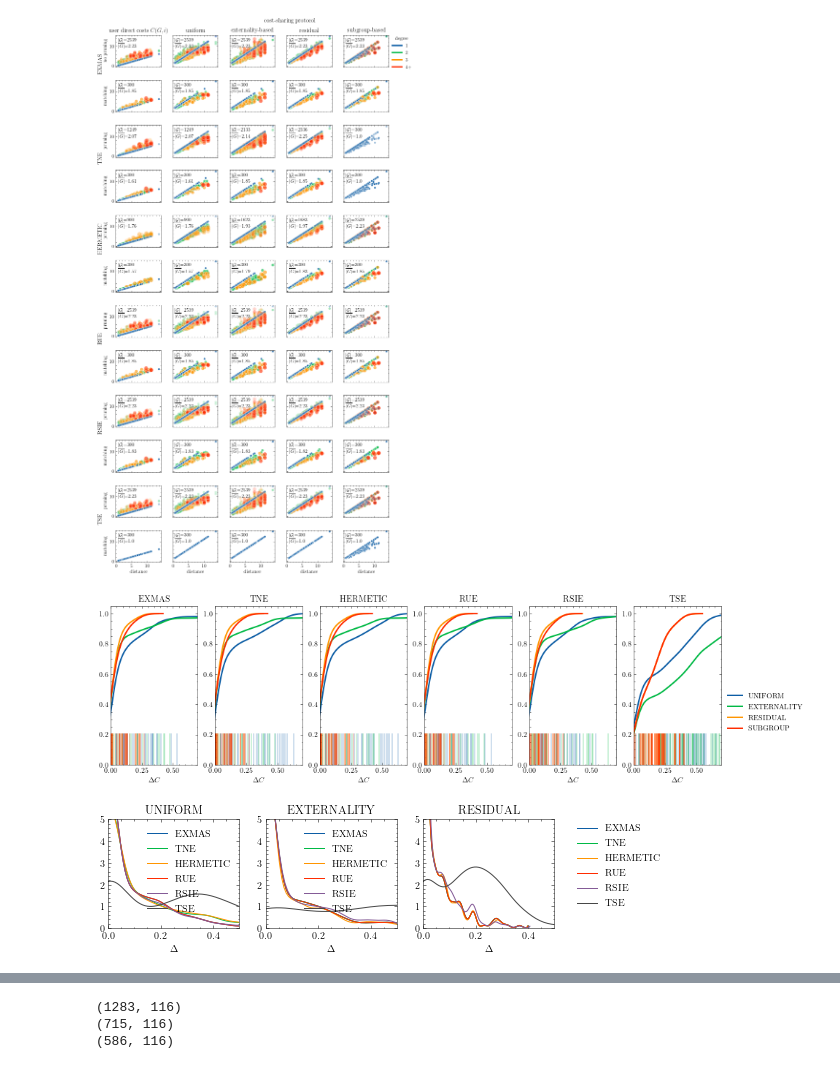
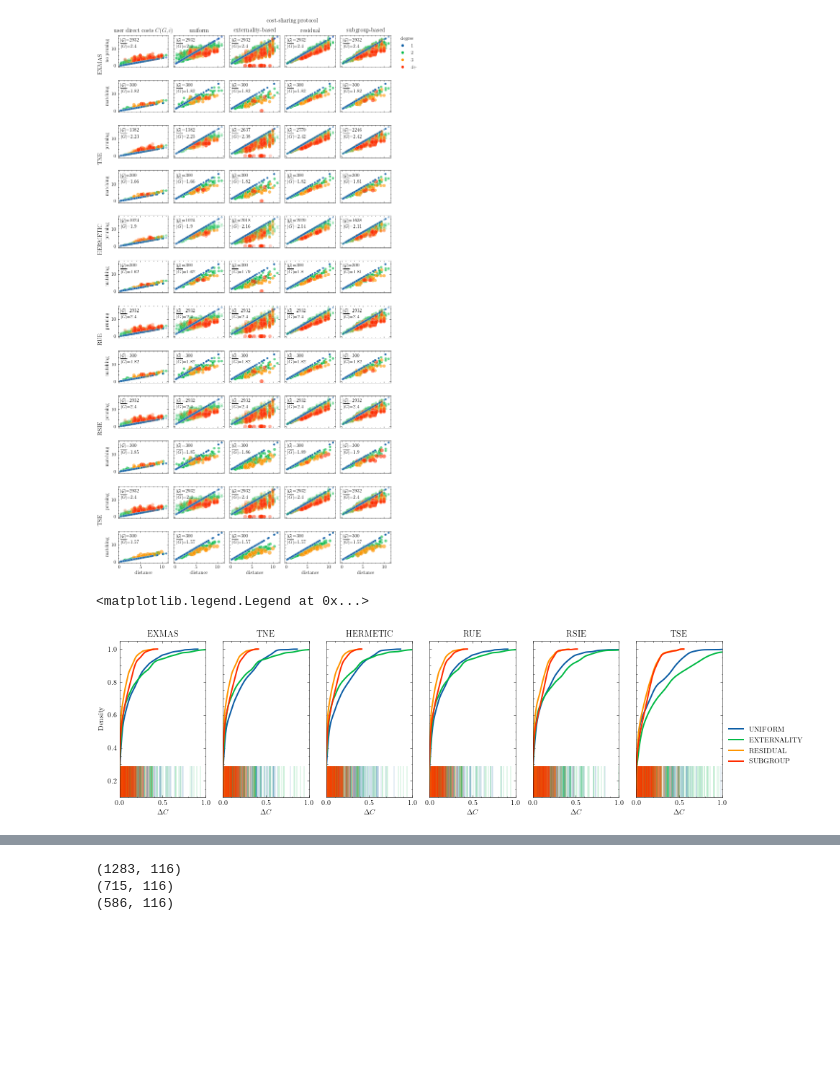
Before and after one commit to RafalKucharskiPK/ExMAS, a Jupyter notebook: ExMAS/spinoffs/game/paper_results.ipynb, the cells around one changed output, grey strips where cells are left out. Drawn from its saved outputs; the diff is of its cells as text; code cells hidden in the pictures; blank space fills up the shorter version.

```diff
--- a/ExMAS/spinoffs/game/paper_results.ipynb
+++ b/ExMAS/spinoffs/game/paper_results.ipynb
@@ -28,7 +28,7 @@ KPIs = pd.read_csv('ExMAS/extras/{}_KPIs.csv'.format(EXPERIMENT_NAME), index_col
 rides = pd.read_csv('ExMAS/extras/{}_rides.csv'.format(EXPERIMENT_NAME), index_col = 0)
 rm = pd.read_csv('ExMAS/extras/{}_rm.csv'.format(EXPERIMENT_NAME), index_col = [0,1])
 # %%
-EXPERIMENT_NAME = 'r4'
+EXPERIMENT_NAME = 'res4'
 PRICINGS = ['UNIFORM','EXTERNALITY','RESIDUAL','SUBGROUP']
 
 for i,PRICING in enumerate(PRICINGS):
@@ -48,7 +48,7 @@ titles = ['user direct costs $C(G,i)$','uniform', 'externality-based','residual'
 fig, axes = plt.subplots(12,len(cols), figsize = (len(cols)*2,1.5*2*6), sharey=True, sharex = True)
 df['deg'] = df.degree.apply(lambda x: '4+' if x>3 else str(x))
 df['distance'] = df['dist']/1000
-df['size'] = df['degree']**2
+df['size'] = 0.7*df['degree']**2
 
 def single_scatter(col, df, ax, alpha = 0.2, legend = False, text = True):
     pal = sns.color_palette(colors[0:df.deg.nunique()])
@@ -70,7 +70,7 @@ for i,col in enumerate(cols):
 
     for j, ALGO in enumerate(ALGOS):
 
-        matching_column = "Experiment-r4_Pricing-{}_Objective-['total_group_cost']_Pruning-['{}']_minmax-min".format('UNIFORM' if col == 'user discomfort' else col,ALGO)
+        matching_column = "Experiment-{}_Pricing-{}_Objective-['total_group_cost']_Pruning-['{}']_minmax-min".format(EXPERIMENT_NAME,'UNIFORM' if col == 'user discomfort' else col,ALGO)
         pruning_column = "pruned_Pricing-{}_Pruning-['{}']".format('UNIFORM' if col == 'user discomfort' else col, ALGO)
         single_scatter(col, df = df[df[pruning_column]==True], ax = axes[2*j][i], legend = False)
 
@@ -86,7 +86,7 @@ for i,col in enumerate(cols):
         axes[0][i].set_ylabel('')
     else:
         axes[0][i].set_ylabel('no pruning')
-custom = [Line2D([], [], marker='', color=colors[i], linestyle='-', lw = 3) for i in [0,1,2,3]]
+custom = [Line2D([], [], marker='.', color=colors[i], linestyle='', ms = 9) for i in [0,1,2,3]]
 
 axes[0][4].legend(custom, ['1', '2','3','4+'], loc='upper right',bbox_to_anchor=(1.6, 1.1), title = 'degree')
 
@@ -96,60 +96,57 @@ fig.text(0.5, 0.95,'cost-sharing protocol', fontsize = 12)
 plt.tight_layout(rect=[0, 0.05, 0.95, 0.95])
 plt.savefig('scatters.png')
 # %% [output]
-[figure, old version]
+[figure, new version]
-# %%
-EXPERIMENT_NAME = 'subs'
-KPIs = pd.read_csv('ExMAS/extras/{}_KPIs.csv'.format(EXPERIMENT_NAME), index_col = 0)
-rides = pd.read_csv('ExMAS/extras/{}_rides.csv'.format(EXPERIMENT_NAME), index_col = 0)
-rm = pd.read_csv('ExMAS/extras/{}_rm.csv'.format(EXPERIMENT_NAME), index_col = [0,1])
 # %%
-EXPERIMENT_NAME = 'subs'
-PRICINGS = ['UNIFORM','EXTERNALITY','RESIDUAL','SUBGROUP']
-for i,PRICING in enumerate(PRICINGS):
-    for j, ALGO in enumerate(['EXMAS', 'TNE', 'HERMETIC', 'RUE', 'RSIE', 'TSE']):
-        col = "Experiment-{}_Pricing-{}_Objective-['total_group_cost']_Pruning-['{}']_minmax-min".format(EXPERIMENT_NAME, PRICING, ALGO)
-        rm['bestpossible_{}_{}'.format(PRICING,ALGO)] = rm.apply(lambda r: rm[(rm.traveller == r.traveller) & (rm[col] == 1)][PRICING].min(), axis=1)
+# #EXPERIMENT_NAME = 'subs'
+# PRICINGS = ['UNIFORM','EXTERNALITY','RESIDUAL','SUBGROUP']
+# for i,PRICING in enumerate(PRICINGS):
+#     for j, ALGO in enumerate(['EXMAS', 'TNE', 'HERMETIC', 'RUE', 'RSIE', 'TSE']):
+#         col = "Experiment-{}_Pricing-{}_Objective-['total_group_cost']_Pruning-['{}']_minmax-min".format(EXPERIMENT_NAME, PRICING, ALGO)
+#         rm['bestpossible_{}_{}'.format(PRICING,ALGO)] = rm.apply(lambda r: rm[(rm.traveller == r.traveller) & (rm[col] == 1)][PRICING].min(), axis=1)
 # %%
 PRICINGS = ['UNIFORM','EXTERNALITY','RESIDUAL','SUBGROUP']
-fig, axes = plt.subplots(1,6, figsize = (15,4))
+fig, axes = plt.subplots(1,6, figsize = (15,4), sharex = True, sharey = True)
 j=-1
 for i,PRICING in enumerate(PRICINGS):
 
     for j, ALGO in enumerate(['EXMAS', 'TNE', 'HERMETIC', 'RUE', 'RSIE', 'TSE']):
 
         col = "Experiment-{}_Pricing-{}_Objective-['total_group_cost']_Pruning-['{}']_minmax-min".format(EXPERIMENT_NAME, PRICING, ALGO)
         to_plot = rm[rm[col] == 1]
 
         to_plot['$\Delta C$']=(to_plot[PRICING]-to_plot['desired_{}'.format(PRICING)])/to_plot['desired_{}'.format(PRICING)]
-        sns.distplot(to_plot['$\Delta C$'],ax = axes[j], kde = True, hist = False, label = PRICING, rug_kws={"alpha":0.2, 'height':0.2, 'lw':2}, kde_kws={'bw':0.05, 'lw': 2, 'cumulative': True}, rug = True)
-        axes[j].set_xlim((0,0.7))
+        to_plot['$\Delta C$'] = to_plot['$\Delta C$'].replace(np.inf,np.nan).fillna(0)
+        sns.distplot(to_plot['$\Delta C$'],ax = axes[j], kde = True, hist = False, label = PRICING, rug_kws={"alpha":0.1, 'height':0.2, 'lw':2}, kde_kws={'bw':0.15, 'lw': 2, 'cumulative': True}, rug = True)
+        axes[j].set_xlim((0,1))
         axes[j].set_title(ALGO)
+        if j>0:
+            axes[j].set_ylabel('')
         #axes[j].set_yscale('log')
-        axes[j].get_legend().remove()
-        #axes[j].set_ylim((0.1,1))
+        #axes[j].get_legend().remove()
+        axes[j].set_ylim((0.1,1.05))
 axes[-1].legend(bbox_to_anchor=(1, 0.5))
-plt.savefig('hist.png', dpi = 600)
+#plt.savefig('hist.png', dpi = 600)
 # %% [output]
+<matplotlib.legend.Legend at 0x...>
-[figure, old version]
+[figure, new version]
 # %%
-PRICINGS = ['UNIFORM','EXTERNALITY','RESIDUAL']
-fig, axes = plt.subplots(1,3, figsize = (8,2))
-j=-1
-for i,PRICING in enumerate(PRICINGS):
+# PRICINGS = ['UNIFORM','EXTERNALITY','RESIDUAL']
+# fig, axes = plt.subplots(1,3, figsize = (8,2))
+# j=-1
+# for i,PRICING in enumerate(PRICINGS):
 
-    for j, ALGO in enumerate(['EXMAS', 'TNE', 'HERMETIC', 'RUE', 'RSIE', 'TSE']):
+#     for j, ALGO in enumerate(['EXMAS', 'TNE', 'HERMETIC', 'RUE', 'RSIE', 'TSE']):
 
-        col = "Experiment-{}_Pricing-{}_Objective-['total_group_cost']_Pruning-['{}']_minmax-min".format(EXPERIMENT_NAME, PRICING, ALGO)
-        to_plot = rm[rm[col] == 1]
-        to_plot['$\Delta$']=(to_plot[PRICING]-to_plot['desired_{}'.format(PRICING)])/to_plot['desired_{}'.format(PRICING)]
-        sns.distplot(to_plot['$\Delta$'],ax = axes[i], kde = True, hist = False, label = ALGO)
-        axes[i].set_xlim((0,0.5))
-        axes[i].set_title(PRICING)
-        axes[i].set_ylim((0,5))
-axes[-1].legend(bbox_to_anchor=(1.1, 1.05))
-plt.savefig('hist2.png', dpi = 600)
+#         col = "Experiment-{}_Pricing-{}_Objective-['total_group_cost']_Pruning-['{}']_minmax-min".format(EXPERIMENT_NAME, PRICING, ALGO)
+#         to_plot = rm[rm[col] == 1]
+#         to_plot['$\Delta$']=(to_plot[PRICING]-to_plot['desired_{}'.format(PRICING)])/to_plot['desired_{}'.format(PRICING)]
+#         sns.distplot(to_plot['$\Delta$'],ax = axes[i], kde = True, hist = False, label = ALGO)
+#         axes[i].set_xlim((0,0.5))
+#         axes[i].set_title(PRICING)
+#         axes[i].set_ylim((0,5))
+# axes[-1].legend(bbox_to_anchor=(1.1, 1.05))
+# plt.savefig('hist2.png', dpi = 600)
-# %% [output]
-[figure, removed]
 # %%
 KPIs['pricing'] = KPIs.apply(lambda x: x.name.split("_")[1].split("-")[1],axis =1)
 KPIs['$T_i$'] = KPIs['PassHourTrav']/3600
```
Also changed, not shown: parts of 10 cells of this notebook.
